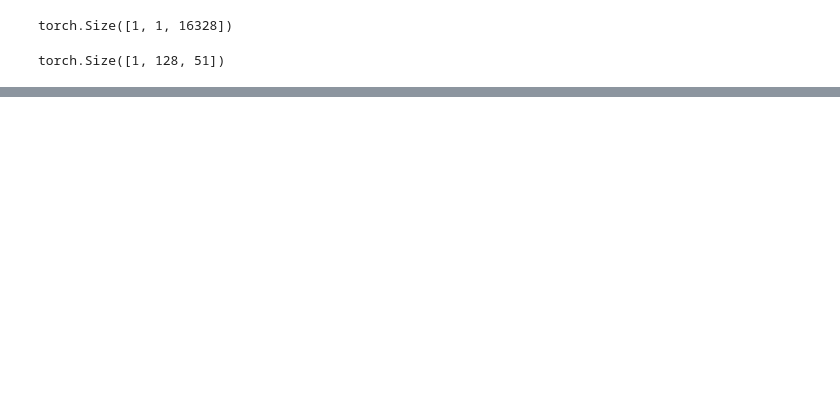
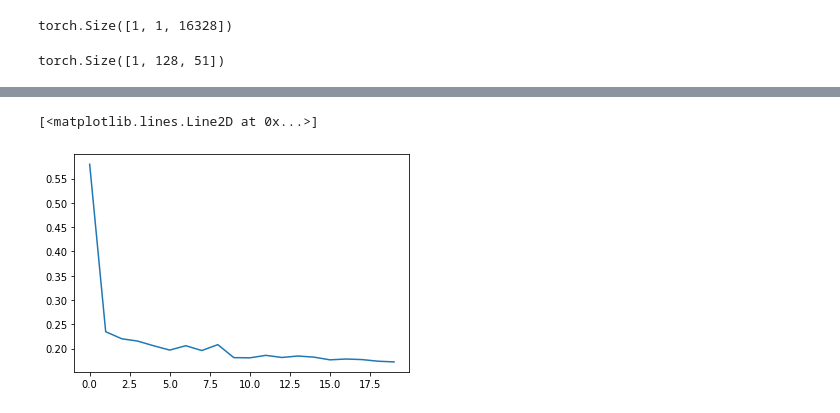
Before and after one commit to pvwoods/elko, a Jupyter notebook: notebooks/soundstream.ipynb, the cells around one changed output, grey strips where cells are left out. Cells and saved outputs as stored; diff of their text form; code cells hidden in the pictures; blank space fills up the shorter version.

```diff
--- a/notebooks/soundstream.ipynb
+++ b/notebooks/soundstream.ipynb
@@ -234,0 +430,31 @@ embs.shape, codes, q_loss
+# %%
+device = "cuda:1"
+model = SoundStream(1, 4, 256, 10000)
+model.to(device)
+
+criterion = MultiResolutionSTFTLoss()
+optimizer = torch.optim.Adam(model.parameters())
+steps = 1000
+pbar = tqdm(total=steps)
+losses = []
+BATCH_SIZE = 32
+
+for i in range(steps):
+    pbar.update(1)
+    batch_ix = torch.randint(0, xs.shape[0], (BATCH_SIZE,))
+    inputs = xs[batch_ix].to(device)
+    out, embs, codes, q_loss = model(inputs)
+
+    sc_loss, mag_loss = criterion(out.squeeze(), inputs.squeeze())
+    loss = q_loss + sc_loss + mag_loss
+    optimizer.zero_grad()
+    loss.backward()
+    optimizer.step()
+
+    losses.append(loss.item())
+    pbar.set_description(desc=f"average loss: {(sum(losses[-100:])/min(100,len(losses))):.2f}")
+# %%
+plt.plot(torch.tensor(losses).view(-1, 50).mean(1))
+# %% [output]
+[<matplotlib.lines.Line2D at 0x...>]
+[figure, added]
```
Also changed, not shown: parts of 13 cells of this notebook.
